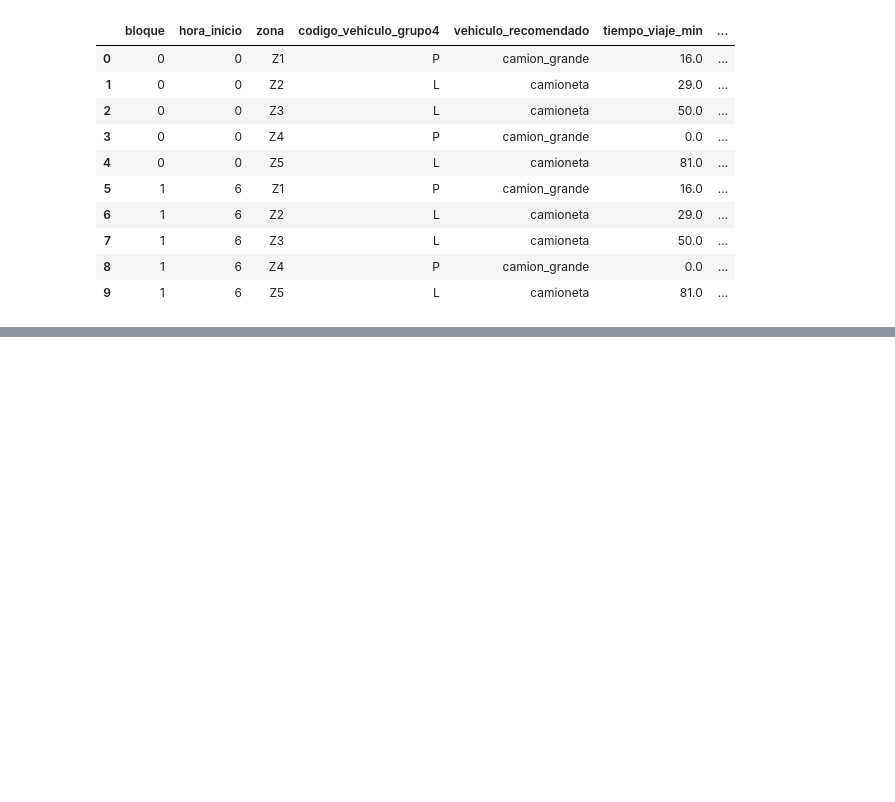
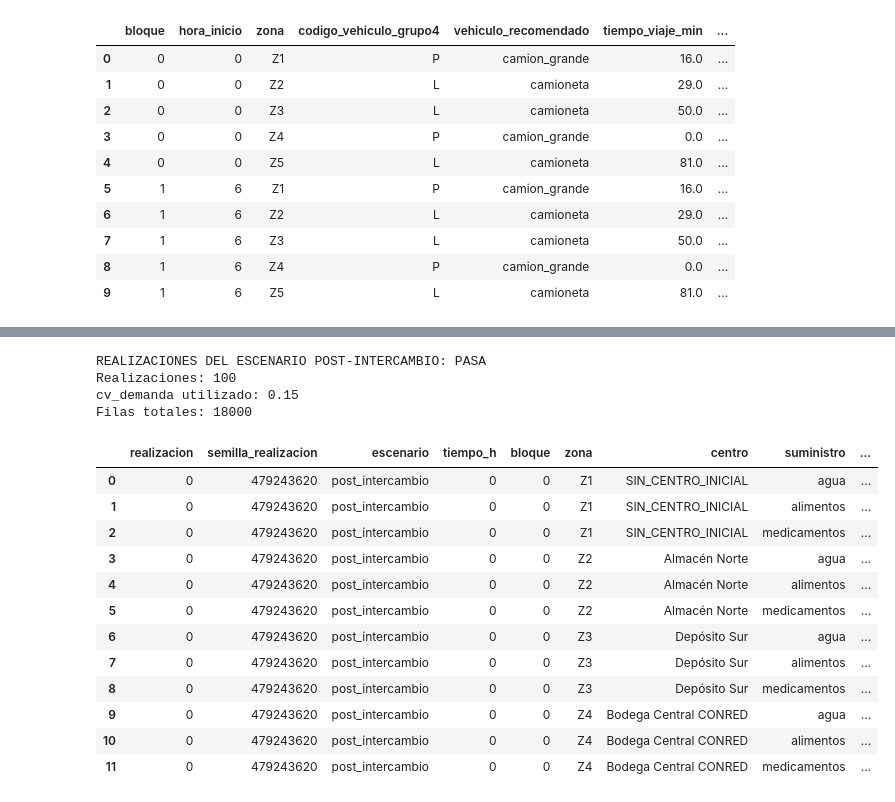
Before and after one commit to Isabella1911/MS-Examen-Practico-grupo-3, a Jupyter notebook: grupo3_cadena_suministro.ipynb, the cells around one changed output, grey strips where cells are left out. Saved outputs shown, nothing was run; the diff lists cells and outputs as text; code cells hidden in the pictures; blank space fills up the shorter version.

```diff
--- a/grupo3_cadena_suministro.ipynb
+++ b/grupo3_cadena_suministro.ipynb
@@ -6367,0 +7655,70 @@ Capacidades modificadas: 0
+# %%
+configuracion_intercambio = {
+    **configuracion_base,
+    "nombre_escenario": "post_intercambio",
+}
+
+resultados_intercambio = ejecutar_realizaciones(
+    datos_modelo=datos_modelo_intercambio,
+    configuracion=configuracion_intercambio,
+    n_runs=N_RUNS,
+    semilla_base=SEMILLA_BASE,
+)
+
+tabla_balance_intercambio = (
+    resultados_intercambio
+    .groupby(
+        [
+            "escenario",
+            "realizacion",
+            "bloque",
+            "tiempo_h",
+            "zona",
+            "suministro",
+        ],
+        as_index=False,
+    )
+    .agg(
+        inventario_inicio=("inventario_inicio", "sum"),
+        reposicion_recibida=("reposicion_recibida", "sum"),
+        demanda=("demanda", "sum"),
+        consumo_satisfecho=("consumo_satisfecho", "sum"),
+        inventario_fin=("inventario_fin", "sum"),
+        superavit=("superavit", "sum"),
+        deficit=("deficit", "sum"),
+    )
+    .sort_values(["realizacion", "bloque", "zona", "suministro"])
+    .reset_index(drop=True)
+)
+
+print("REALIZACIONES DEL ESCENARIO POST-INTERCAMBIO: PASA")
+print(
+    "Realizaciones:",
+    resultados_intercambio["realizacion"].nunique(),
+)
+print(
+    "cv_demanda utilizado:",
+    configuracion_intercambio["incertidumbre"]["cv_demanda"],
+)
+print("Filas totales:", len(resultados_intercambio))
+
+display(resultados_intercambio.head(12))
+display(tabla_balance_intercambio.head(12))
+# %% [output]
+REALIZACIONES DEL ESCENARIO POST-INTERCAMBIO: PASA
+Realizaciones: 100
+cv_demanda utilizado: 0.15
+Filas totales: 18000
+|  | realizacion | semilla_realizacion | escenario | tiempo_h | bloque | zona | centro | suministro | ... |
+| 0 | 0 | 479243620 | post_intercambio | 0 | 0 | Z1 | SIN_CENTRO_INICIAL | agua | ... |
+| 1 | 0 | 479243620 | post_intercambio | 0 | 0 | Z1 | SIN_CENTRO_INICIAL | alimentos | ... |
+| 2 | 0 | 479243620 | post_intercambio | 0 | 0 | Z1 | SIN_CENTRO_INICIAL | medicamentos | ... |
+| 3 | 0 | 479243620 | post_intercambio | 0 | 0 | Z2 | Almacén Norte | agua | ... |
+| 4 | 0 | 479243620 | post_intercambio | 0 | 0 | Z2 | Almacén Norte | alimentos | ... |
+| 5 | 0 | 479243620 | post_intercambio | 0 | 0 | Z2 | Almacén Norte | medicamentos | ... |
+| 6 | 0 | 479243620 | post_intercambio | 0 | 0 | Z3 | Depósito Sur | agua | ... |
+| 7 | 0 | 479243620 | post_intercambio | 0 | 0 | Z3 | Depósito Sur | alimentos | ... |
+| 8 | 0 | 479243620 | post_intercambio | 0 | 0 | Z3 | Depósito Sur | medicamentos | ... |
+| 9 | 0 | 479243620 | post_intercambio | 0 | 0 | Z4 | Bodega Central CONRED | agua | ... |
+| 10 | 0 | 479243620 | post_intercambio | 0 | 0 | Z4 | Bodega Central CONRED | alimentos | ... |
+| 11 | 0 | 479243620 | post_intercambio | 0 | 0 | Z4 | Bodega Central CONRED | medicamentos | ... |
```
Also changed, not shown: parts of 27 cells of this notebook.
